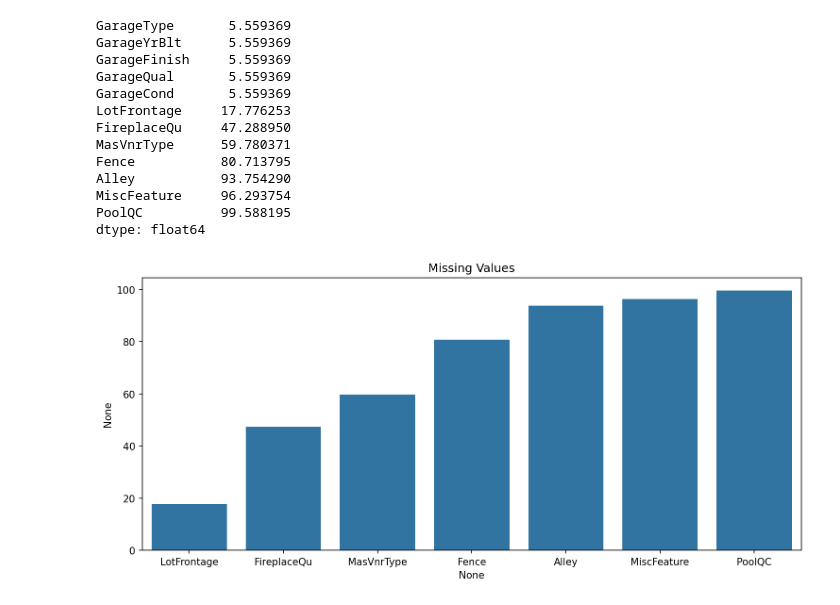
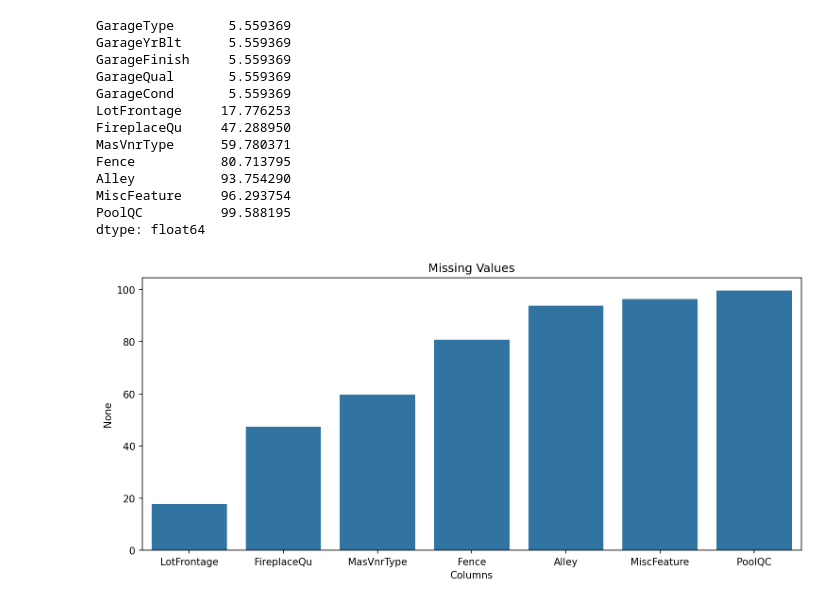
Before and after one commit to cauchemarra/house-prices-prediction, a Jupyter notebook: notebooks/House price.ipynb, the cells around one changed output. Saved outputs shown, nothing was run; the diff lists cells and outputs as text; code cells hidden in the pictures.

```diff
--- a/notebooks/House price.ipynb
+++ b/notebooks/House price.ipynb
@@ -313,11 +313,12 @@ percent_nan = percent_missing(df_clean)
 # %%
 plt.figure(figsize=(12,5), dpi=150)
 
 sns.barplot(x=percent_nan.index, y=percent_nan)
 
+plt.xlabel('Columns')
 plt.title('Missing Values');
 # %% [output]
-[figure, old version]
+[figure, new version]
 # %%
 # NaN values represent houses with no Pool → replace with None
 df_clean['PoolQC'] = df_clean['PoolQC'].fillna('None')
```
Also changed, not shown: parts of 2 cells of this notebook.
